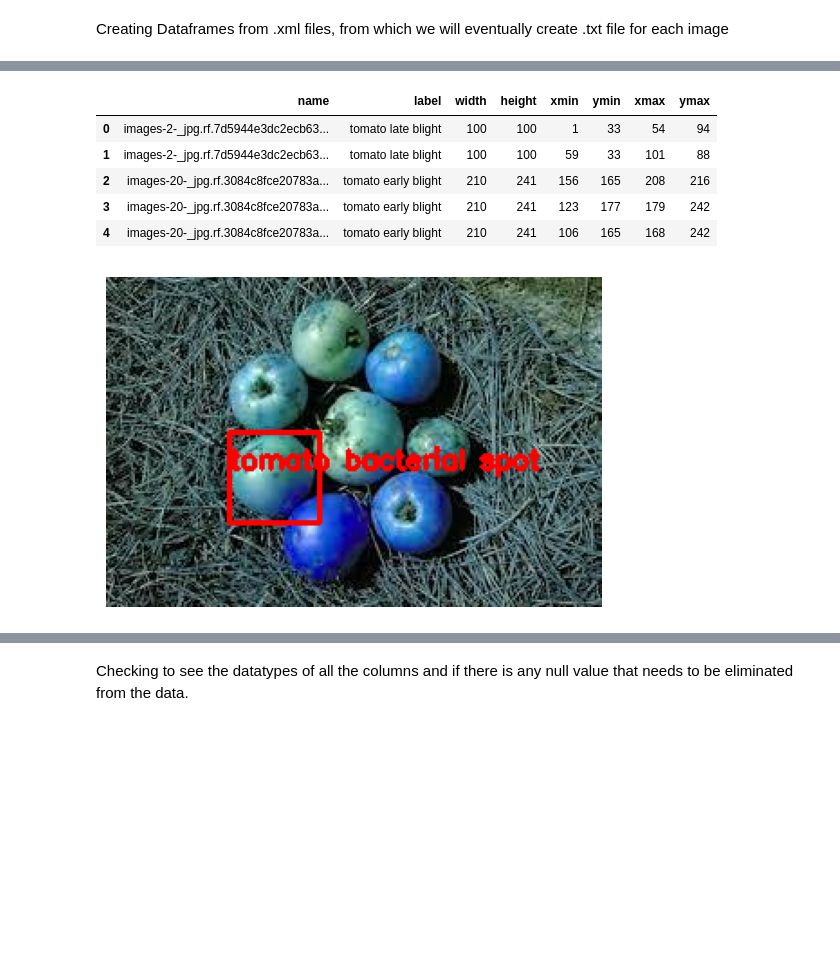
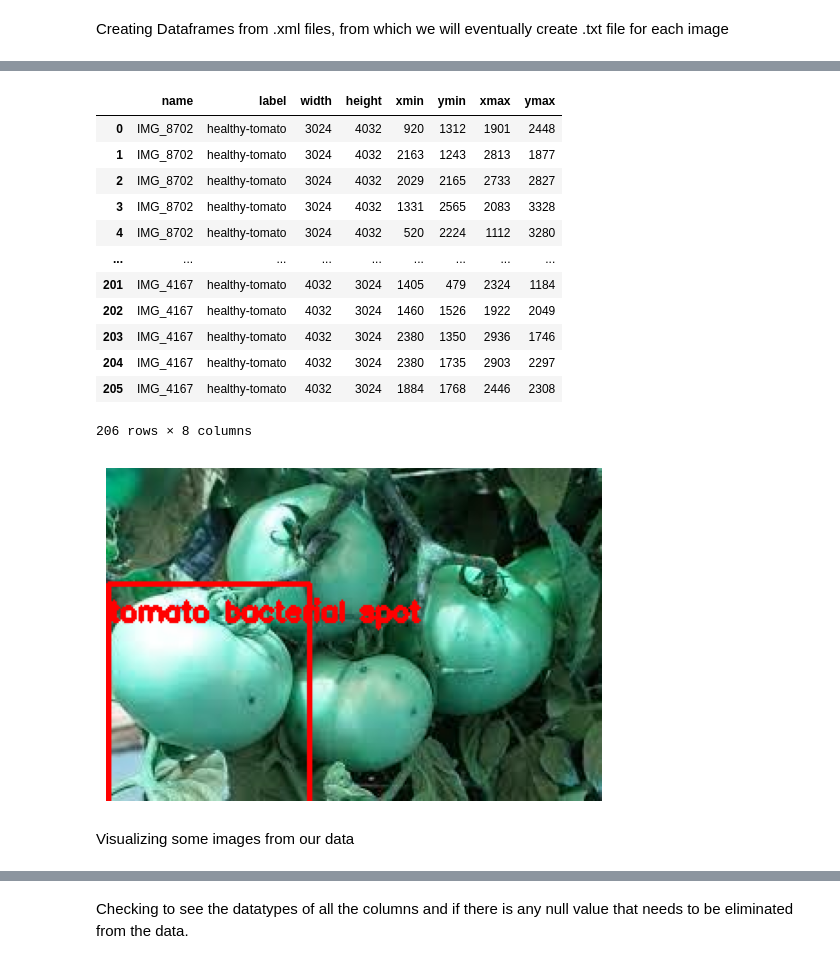
Before and after one commit to jaspergass/Tomato-Object-Detection, a Jupyter notebook: Tomato_Object_Detection2.ipynb, the cells around one changed output, grey strips where cells are left out. Saved outputs shown, nothing was run; the diff lists cells and outputs as text; code cells hidden in the pictures; blank space fills up the shorter version.

```diff
--- a/Tomato_Object_Detection2.ipynb
+++ b/Tomato_Object_Detection2.ipynb
@@ -51,4 +39,4 @@ Making directories according to above struture of folders
 # %%
 #set the paths to labels and images directory
-label_dir= "/content/drive/MyDrive/Wallace's H-W/IAT 360/Tomato_Dataset/Final_data/labels"
-image_dir="/content/drive/MyDrive/Wallace's H-W/IAT 360/Tomato_Dataset/Final_data/images"
+label_dir= "/content/Tomato-Object-Detection/Final_data/labels"
+image_dir= "/content/Tomato-Object-Detection/Final_data/images"
@@ -57,25 +43 @@ Copy XML files and jpg files from the train folder to the folders created.
-# %%
-#import shutil
-#run it once for copying!
-for file in os.listdir(train_dir):
-    if file.endswith(".xml"):
-        shutil.copy(os.path.join(train_dir, file), os.path.join(label_dir, "train"))
-    if file.endswith(".jpg"):
-        image = Image.open(os.path.join(train_dir, file))
-        image = image.convert("RGB")
-        new_filename = os.path.splitext(file)[0] + ".jpg"
-        image.save(os.path.join(image_dir,"train", new_filename), "JPEG")
-        #shutil.copy(os.path.join(train_dir, file), os.path.join(image_dir, "train"))
-
-
-#Copy XML files and jpg files from the test folder to the folders created.
-for file in os.listdir(test_dir):
-    if file.endswith(".xml"):
-        shutil.copy(os.path.join(test_dir, file), os.path.join(label_dir, "val"))
-    if file.endswith(".jpg"):
-        image = Image.open(os.path.join(test_dir, file))
-        image = image.convert("RGB")
-        new_filename = os.path.splitext(file)[0] + ".jpg"
-        image.save(os.path.join(image_dir,"val", new_filename), "JPEG")
-        #shutil.copy(os.path.join(test_dir, file), os.path.join(image_dir, "val"))
 # %% [markdown]
@@ -83,7 +45,7 @@ Visualizing some pictures from the dataset
 # %%
 #visualize first four sample images from train data
-for idx, image in enumerate(os.listdir(os.path.join(image_dir, "train"))):
-    img = cv2.imread(os.path.join(image_dir,"train", image), 1)
+for idx, image in enumerate(os.listdir(os.path.join(image_dir, "val2"))):
+    img = cv2.imread(os.path.join(image_dir,"val2", image), 1)
     plt.imshow(img)
     plt.show()
 
@@ -232,16 +271,26 @@ for idx, anno in enumerate(glob.glob(label_dir+"/val" + '/*.xml')):
 # %%
 import pandas as pd
 train_df = pd.DataFrame(df)
 val_df=pd.DataFrame(df2)
+val2_df=pd.DataFrame(df3)
 #df1.head()
-val_df.head()
+
+# val_df.head()
+val2_df
 # %% [output]
 |  | name | label | width | height | xmin | ymin | xmax | ymax |
-| 0 | images-2-_jpg.rf.7d5944e3dc2ecb63... | tomato late blight | 100 | 100 | 1 | 33 | 54 | 94 |
-| 1 | images-2-_jpg.rf.7d5944e3dc2ecb63... | tomato late blight | 100 | 100 | 59 | 33 | 101 | 88 |
-| 2 | images-20-_jpg.rf.3084c8fce20783a... | tomato early blight | 210 | 241 | 156 | 165 | 208 | 216 |
-| 3 | images-20-_jpg.rf.3084c8fce20783a... | tomato early blight | 210 | 241 | 123 | 177 | 179 | 242 |
-| 4 | images-20-_jpg.rf.3084c8fce20783a... | tomato early blight | 210 | 241 | 106 | 165 | 168 | 242 |
+| 0 | IMG_8702 | healthy-tomato | 3024 | 4032 | 920 | 1312 | 1901 | 2448 |
+| 1 | IMG_8702 | healthy-tomato | 3024 | 4032 | 2163 | 1243 | 2813 | 1877 |
+| 2 | IMG_8702 | healthy-tomato | 3024 | 4032 | 2029 | 2165 | 2733 | 2827 |
+| 3 | IMG_8702 | healthy-tomato | 3024 | 4032 | 1331 | 2565 | 2083 | 3328 |
+| 4 | IMG_8702 | healthy-tomato | 3024 | 4032 | 520 | 2224 | 1112 | 3280 |
+| ... | ... | ... | ... | ... | ... | ... | ... | ... |
+| 201 | IMG_4167 | healthy-tomato | 4032 | 3024 | 1405 | 479 | 2324 | 1184 |
+| 202 | IMG_4167 | healthy-tomato | 4032 | 3024 | 1460 | 1526 | 1922 | 2049 |
+| 203 | IMG_4167 | healthy-tomato | 4032 | 3024 | 2380 | 1350 | 2936 | 1746 |
+| 204 | IMG_4167 | healthy-tomato | 4032 | 3024 | 2380 | 1735 | 2903 | 2297 |
+| 205 | IMG_4167 | healthy-tomato | 4032 | 3024 | 1884 | 1768 | 2446 | 2308 |
+206 rows × 8 columns
 # %%
 index= 10 #picture to visualize
 
@@ -257,4 +306,6 @@ plt.imshow(image)
 plt.axis('off')
 plt.show()
 # %% [output]
-[figure, old version]
+[figure, new version]
+# %% [markdown]
+Visualizing some images from our data
```
Also changed, not shown: parts of 29 cells of this notebook, 1 other file.
